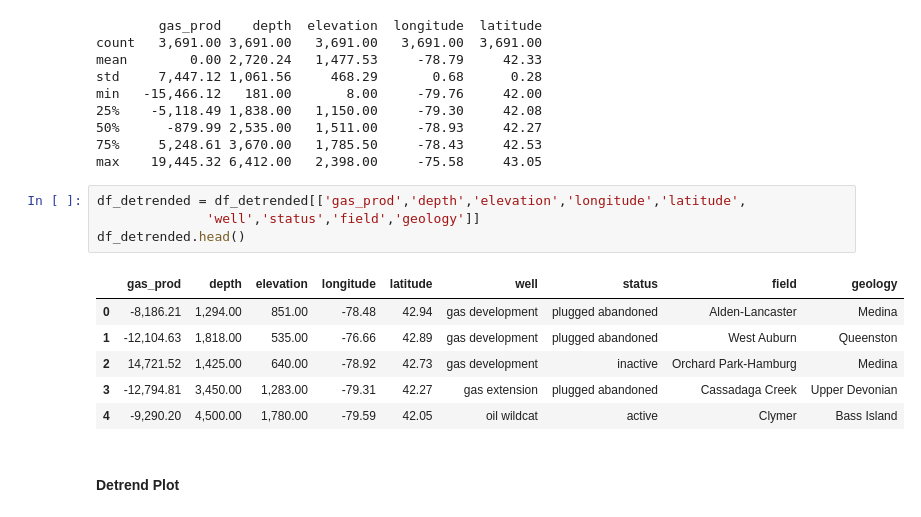
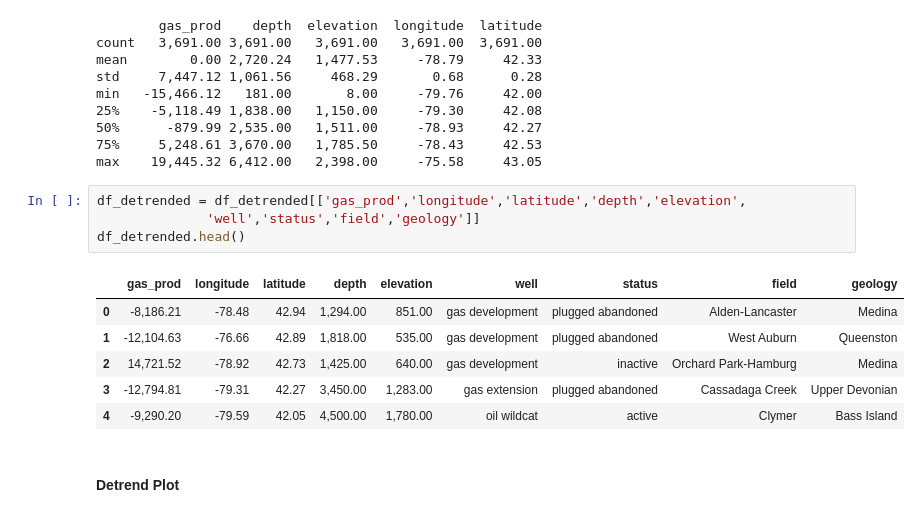
Before and after one commit to mrhussaink7/nys-gas-potential, a Jupyter notebook: code/model_development.ipynb, the cells around one changed output. Saved outputs shown, nothing was run; the diff lists cells and outputs as text.

```diff
--- a/code/model_development.ipynb
+++ b/code/model_development.ipynb
@@ -302,16 +305,16 @@ min   -15,466.12   181.00       8.00     -79.76     42.00
 75%     5,248.61 3,670.00   1,785.50     -78.43     42.53
 max    19,445.32 6,412.00   2,398.00     -75.58     43.05
 # %%
-df_detrended = df_detrended[['gas_prod','depth','elevation','longitude','latitude',
+df_detrended = df_detrended[['gas_prod','longitude','latitude','depth','elevation',
               'well','status','field','geology']]
 df_detrended.head()
 # %% [output]
-|  | gas_prod | depth | elevation | longitude | latitude | well | status | field | geology |
-| 0 | -8,186.21 | 1,294.00 | 851.00 | -78.48 | 42.94 | gas development | plugged abandoned | Alden-Lancaster | Medina |
-| 1 | -12,104.63 | 1,818.00 | 535.00 | -76.66 | 42.89 | gas development | plugged abandoned | West Auburn | Queenston |
-| 2 | 14,721.52 | 1,425.00 | 640.00 | -78.92 | 42.73 | gas development | inactive | Orchard Park-Hamburg | Medina |
-| 3 | -12,794.81 | 3,450.00 | 1,283.00 | -79.31 | 42.27 | gas extension | plugged abandoned | Cassadaga Creek | Upper Devonian |
-| 4 | -9,290.20 | 4,500.00 | 1,780.00 | -79.59 | 42.05 | oil wildcat | active | Clymer | Bass Island |
+|  | gas_prod | longitude | latitude | depth | elevation | well | status | field | geology |
+| 0 | -8,186.21 | -78.48 | 42.94 | 1,294.00 | 851.00 | gas development | plugged abandoned | Alden-Lancaster | Medina |
+| 1 | -12,104.63 | -76.66 | 42.89 | 1,818.00 | 535.00 | gas development | plugged abandoned | West Auburn | Queenston |
+| 2 | 14,721.52 | -78.92 | 42.73 | 1,425.00 | 640.00 | gas development | inactive | Orchard Park-Hamburg | Medina |
+| 3 | -12,794.81 | -79.31 | 42.27 | 3,450.00 | 1,283.00 | gas extension | plugged abandoned | Cassadaga Creek | Upper Devonian |
+| 4 | -9,290.20 | -79.59 | 42.05 | 4,500.00 | 1,780.00 | oil wildcat | active | Clymer | Bass Island |
 # %% [markdown]
 #### Detrend Plot
 # %%
```
Also changed, not shown: parts of 32 cells of this notebook, 5 other files.
